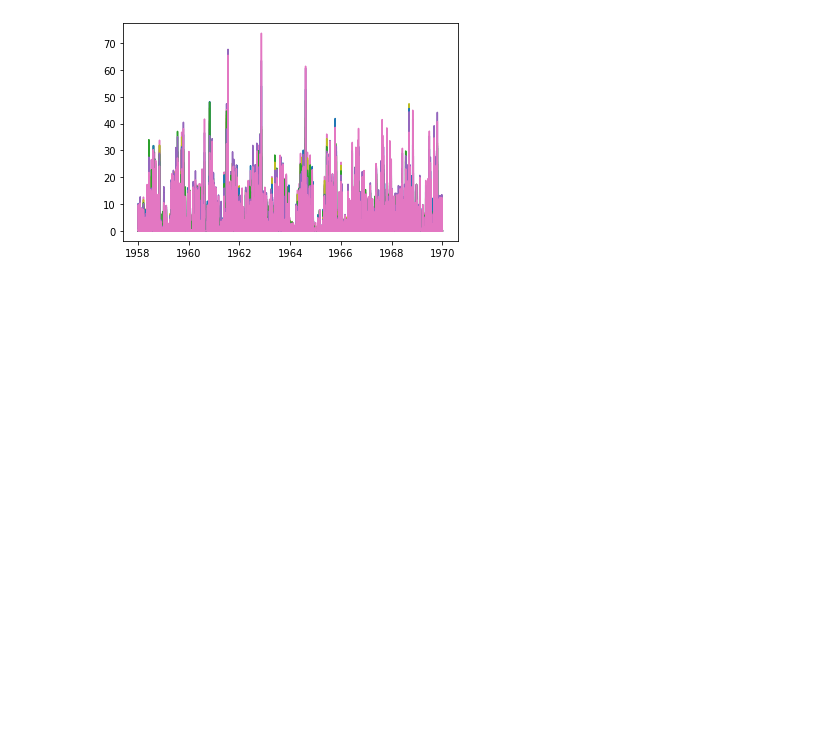
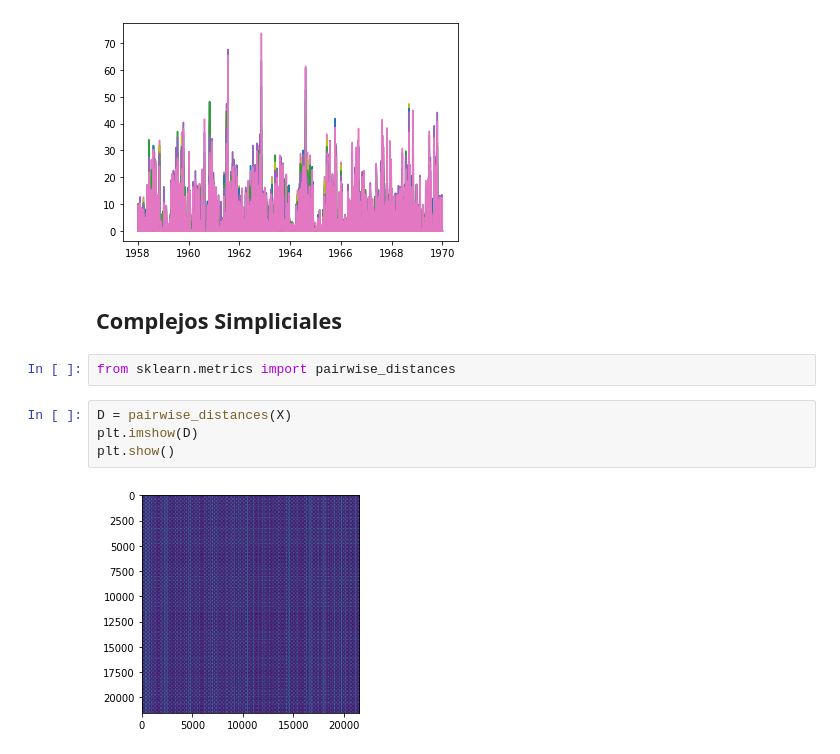
Before and after one commit to WizenPainter/reto-ma2007b, a Jupyter notebook: noaa_ai_workshop/IntroNotebooks/05-Challenge.ipynb, the cells around one changed output. Saved outputs shown, nothing was run; the diff lists cells and outputs as text; blank space fills up the shorter version.

```diff
--- a/noaa_ai_workshop/IntroNotebooks/05-Challenge.ipynb
+++ b/noaa_ai_workshop/IntroNotebooks/05-Challenge.ipynb
@@ -173,3 +173,13 @@ for i in range(len(Pres.columns)):
 plt.show()
 # %% [output]
 [figure]
+# %% [markdown]
+## Complejos Simpliciales
+# %%
+from sklearn.metrics import pairwise_distances
+# %%
+D = pairwise_distances(X)
+plt.imshow(D)
+plt.show()
+# %% [output]
+[figure, added]
```
Also changed, not shown: parts of 2 cells of this notebook.
